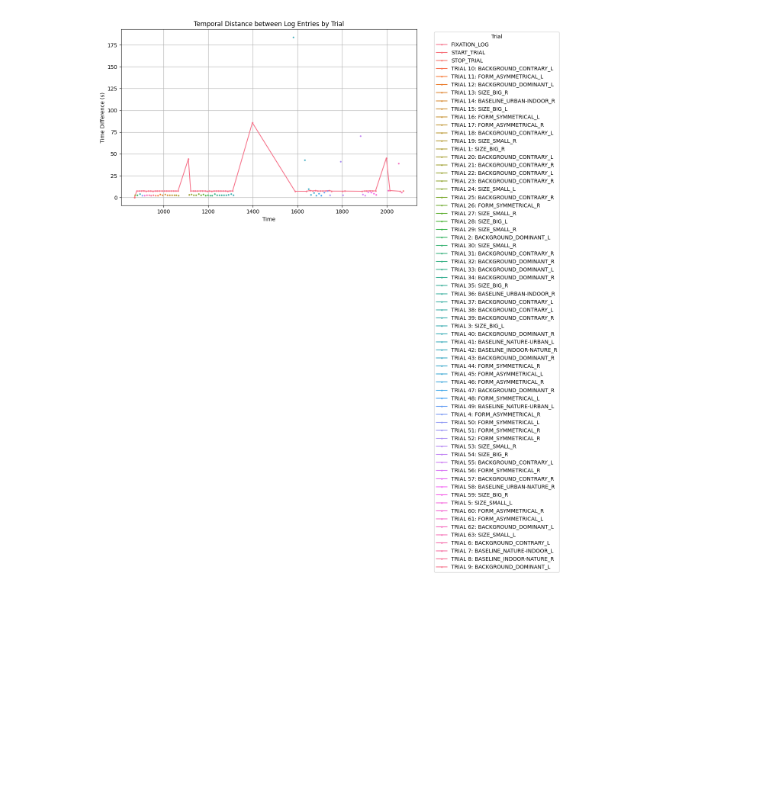
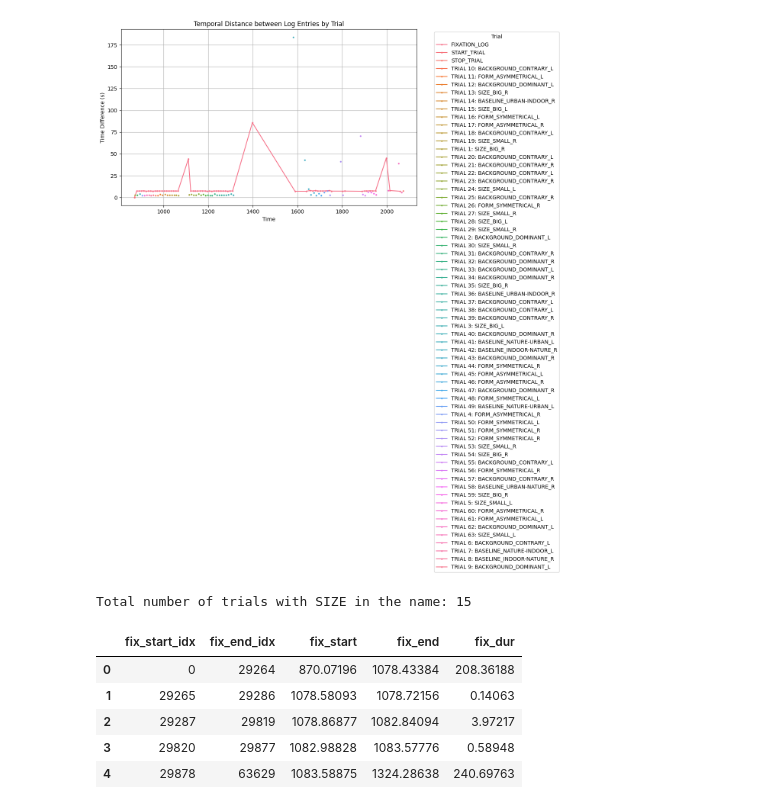
Before and after one commit to MadlenBartsch/EyeTracking_Projekt, a Jupyter notebook: scripts/visulaization.ipynb, the cells around one changed output. Drawn from its saved outputs; the diff is of its cells as text; code cells hidden in the pictures; blank space fills up the shorter version.

```diff
--- a/scripts/visulaization.ipynb
+++ b/scripts/visulaization.ipynb
@@ -228,0 +268,47 @@ See the caveats in the documentation: https://pandas.pydata.org/pandas-docs/stab
+# %%
+#in the user column are the trial numbers and names, for each Trial name that continues SIZE,
+#give back the entire trial data meaning from the trial name to the fixation log
+#the last trial ends at Stop and not fixation log, and not missing any trial
+def get_trial_data(df, trial_name):
+    # Find the start index of the trial
+    start_index = df[df['USER'].str.contains(trial_name, case=False, na=False)].index[0]
+
+    # Find the end index of the trial (next 'FIXATION_LOG' or 'STOP')
+    next_fixation_mask = df['USER'].str.contains('FIXATION_LOG|STOP', case=False, na=False)
+    end_index = df[next_fixation_mask].index[df[next_fixation_mask].index > start_index].min()
+
+    # If no next fixation or stop is found, take until the end of the DataFrame
+    if pd.isna(end_index):
+        end_index = df.shape[0]
+
+    # Extract the trial data
+    trial_data = df.loc[start_index:end_index - 1]
+
+    return trial_data
+
+
+#data set with all the trials that contain SIZE in the name, give every trial, it should be 16 in total
+#with SIZE containing in the name in the data frame df_1
+size_trials = df_1[df_1['USER'].str.contains('SIZE', case=False, na=False)]
+#print the number of trials with SIZE in the name
+print(f'Total number of trials with SIZE in the name: {len(size_trials)}')
+# %% [output]
+Total number of trials with SIZE in the name: 15
+# %%
+results_disp = i_dt(df_1["BPOGX"],df_1["BPOGY"],disp_t=2)
+results_disp_df = pd.DataFrame(results_disp)
+
+# Add the fixation start and end times in s to the results data frame (using the indices return by the detection algorithm)
+results_disp_df["fix_start"] = df_1["TIME"].iloc[results_disp_df["fix_start_idx"]].values
+results_disp_df["fix_end"] = df_1["TIME"].iloc[results_disp_df["fix_end_idx"]].values
+
+# Compute the fixation durations since they will be needed for the benchmark plots in part 2
+results_disp_df["fix_dur"] = results_disp_df["fix_end"] - results_disp_df["fix_start"]
+results_disp_df.head(5)
+# %% [output]
+|  | fix_start_idx | fix_end_idx | fix_start | fix_end | fix_dur |
+| 0 | 0 | 29264 | 870.07196 | 1078.43384 | 208.36188 |
+| 1 | 29265 | 29286 | 1078.58093 | 1078.72156 | 0.14063 |
+| 2 | 29287 | 29819 | 1078.86877 | 1082.84094 | 3.97217 |
+| 3 | 29820 | 29877 | 1082.98828 | 1083.57776 | 0.58948 |
+| 4 | 29878 | 63629 | 1083.58875 | 1324.28638 | 240.69763 |
```
Also changed, not shown: parts of 8 cells of this notebook.
